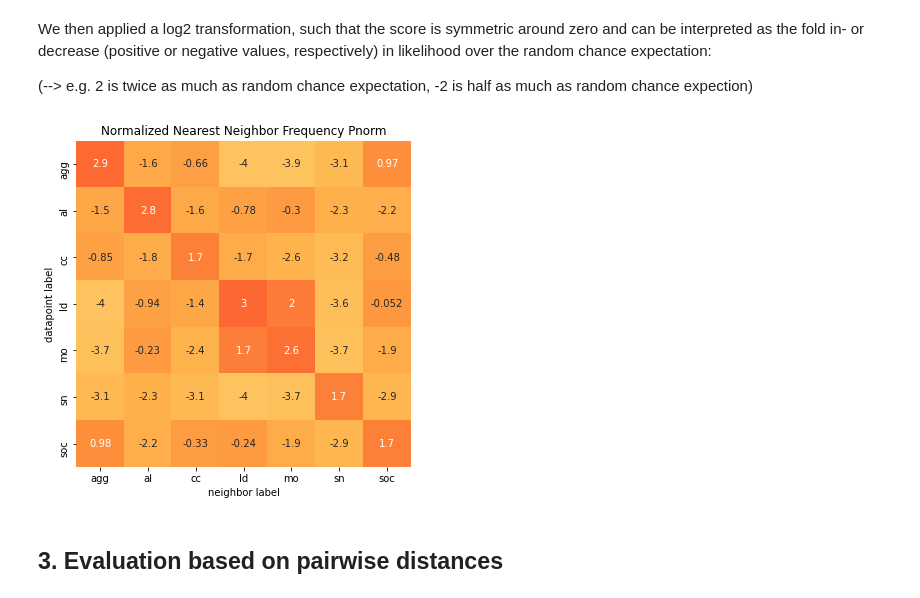
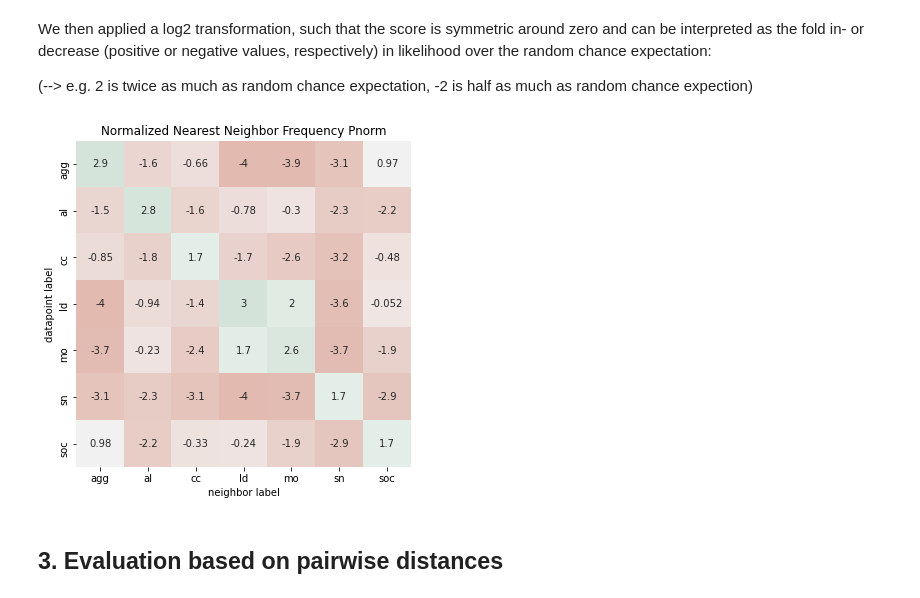
Before and after one commit to marathomas/tutorial_repo, a Jupyter notebook: notebooks/03_UMAP_eval.ipynb, the cells around one changed output. Drawn from its saved outputs; the diff is of its cells as text; code cells hidden in the pictures.

```diff
--- a/notebooks/03_UMAP_eval.ipynb
+++ b/notebooks/03_UMAP_eval.ipynb
@@ -177,12 +177,12 @@ We then applied a log2 transformation, such that the score is symmetric around z
 # %%
 nn_stats.plot_heat_Snorm(vmin=-13,     # lower end (for color scheme)
                          vmax=13,      # upper end (for color scheme)
                          center=1,     # center(for color scheme)
-                         cmap='YlOrRd',# color scheme
+                         cmap=sns.diverging_palette(20, 145, as_cmap=True),# color scheme
                          cbar=None,    # show colorbar if True else don't
                          outname=None) # filename (with path) where figure will be saved. Default: None -> figure not saved
 # %% [output]
-[figure, old version]
+[figure, new version]
 # %% [markdown]
 ## 3. Evaluation based on pairwise distances
 # %% [markdown]
```
Also changed, not shown: parts of 2 cells of this notebook, 1 other file.
